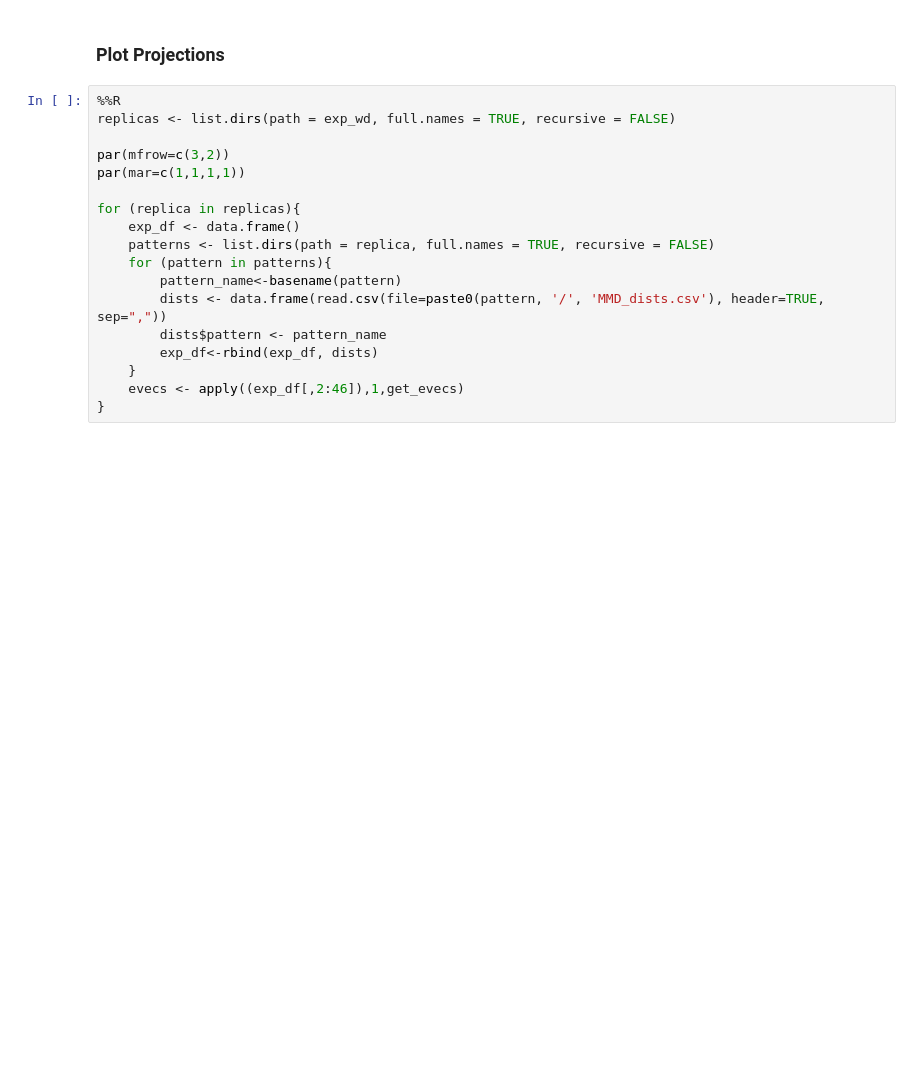
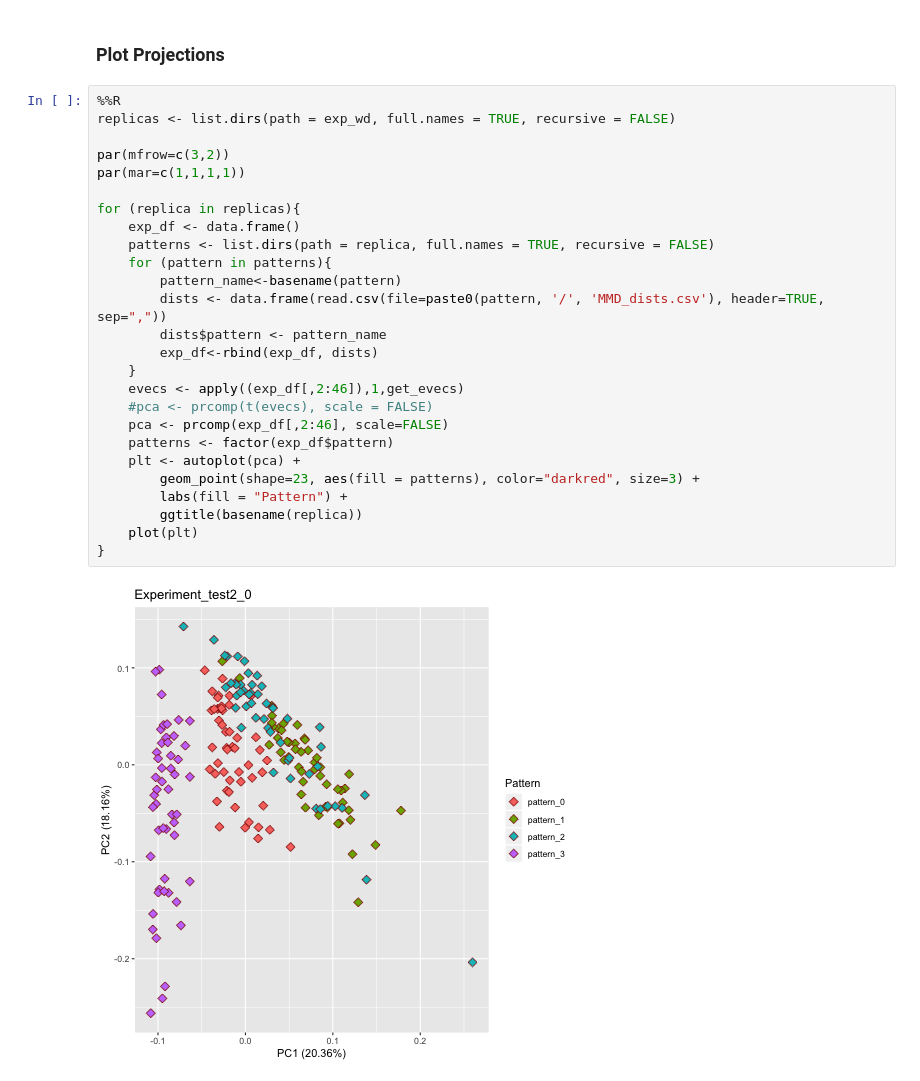
Before and after one commit to ntanmayee/MMDEpiCluster, a Jupyter notebook: Experiment_NB/Data Analysis.ipynb, the cells around one changed output. Cells and saved outputs as stored; diff of their text form; blank space fills up the shorter version.

```diff
--- a/Experiment_NB/Data Analysis.ipynb
+++ b/Experiment_NB/Data Analysis.ipynb
@@ -65,18 +66,28 @@ get_evecs <- function(x) {
 # %%
 %%R
 replicas <- list.dirs(path = exp_wd, full.names = TRUE, recursive = FALSE)
 
 par(mfrow=c(3,2))
 par(mar=c(1,1,1,1))
 
 for (replica in replicas){
     exp_df <- data.frame()
     patterns <- list.dirs(path = replica, full.names = TRUE, recursive = FALSE)
     for (pattern in patterns){
         pattern_name<-basename(pattern)
         dists <- data.frame(read.csv(file=paste0(pattern, '/', 'MMD_dists.csv'), header=TRUE, sep=","))
         dists$pattern <- pattern_name
         exp_df<-rbind(exp_df, dists)
     }
     evecs <- apply((exp_df[,2:46]),1,get_evecs)
+    #pca <- prcomp(t(evecs), scale = FALSE)
+    pca <- prcomp(exp_df[,2:46], scale=FALSE)
+    patterns <- factor(exp_df$pattern)
+    plt <- autoplot(pca) +
+        geom_point(shape=23, aes(fill = patterns), color="darkred", size=3) +
+        labs(fill = "Pattern") +
+        ggtitle(basename(replica))
+    plot(plt)
 }
+# %% [output]
+[figure, added]
```
Also changed, not shown: parts of 4 cells of this notebook.
